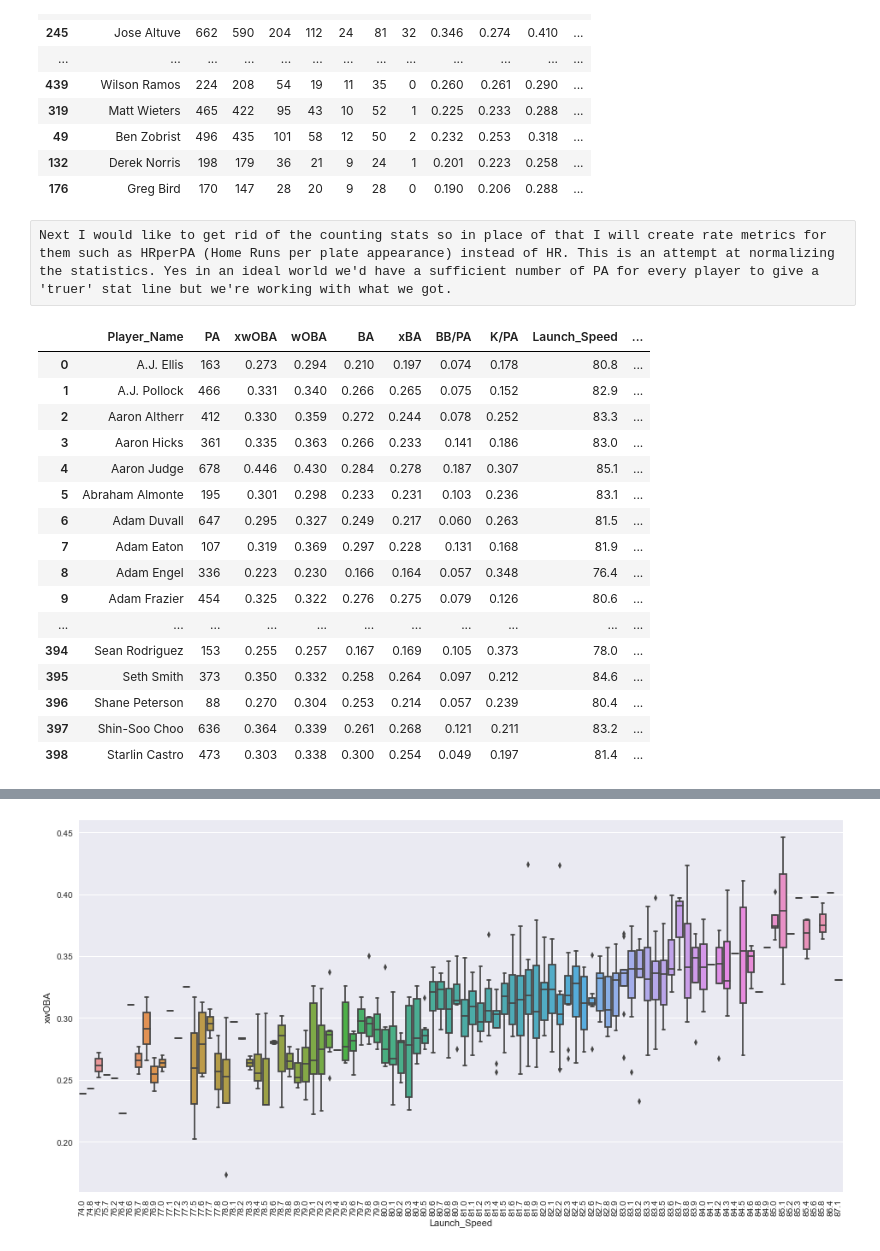
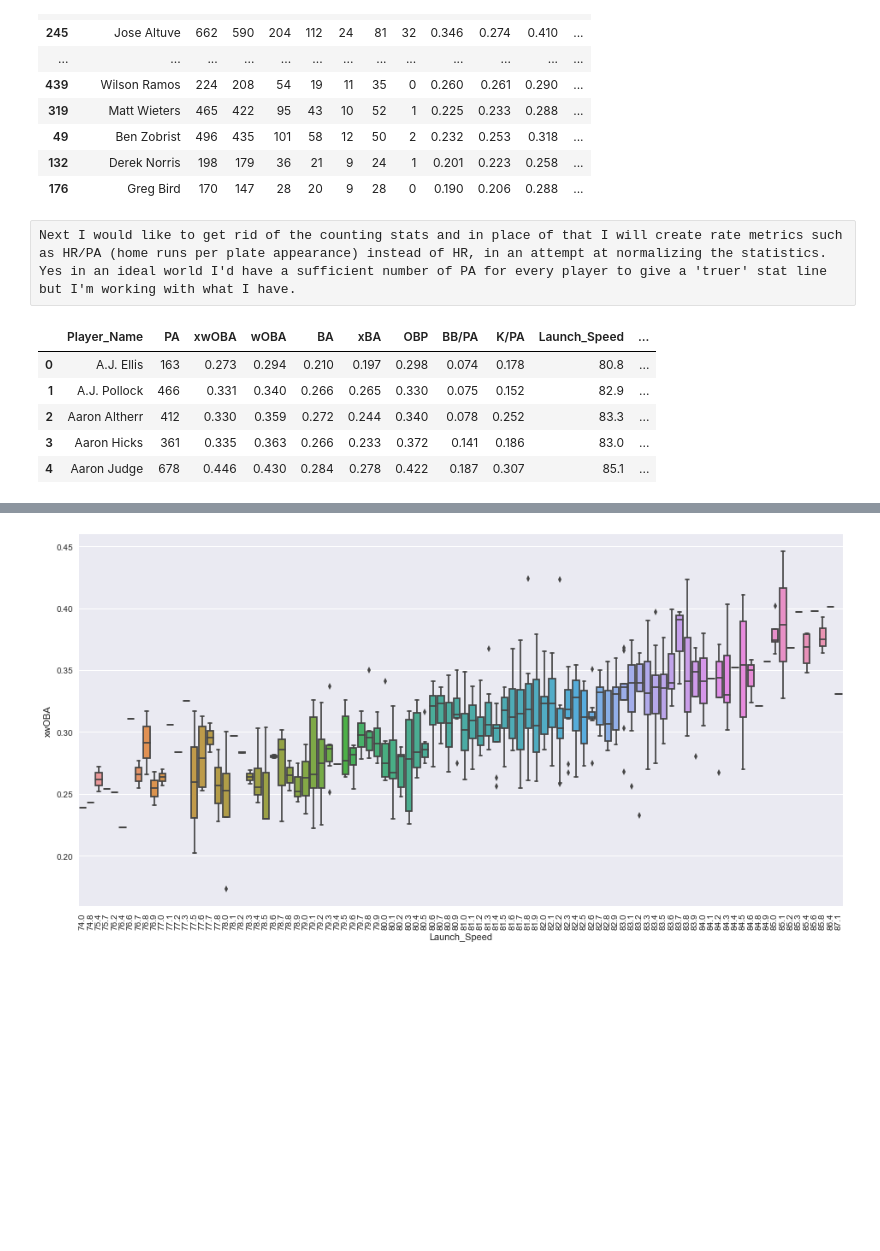
Before and after one commit to ayovito/FantasyBaseballProject, a Jupyter notebook: 2018 Fantasy Baseball Breakout Analysis - xwOBA.ipynb, the cells around one changed output, grey strips where cells are left out. Cells and saved outputs as stored; diff of their text form; code cells hidden in the pictures; blank space fills up the shorter version.

```diff
--- a/2018 Fantasy Baseball Breakout Analysis - xwOBA.ipynb
+++ b/2018 Fantasy Baseball Breakout Analysis - xwOBA.ipynb
@@ -82,7 +91,7 @@ merged_2017.sort_values(by='wOBA_diff', ascending=False)
 | 132 | Derek Norris | 198 | 179 | 36 | 21 | 9 | 24 | 1 | 0.201 | 0.223 | 0.258 | ... |
 | 176 | Greg Bird | 170 | 147 | 28 | 20 | 9 | 28 | 0 | 0.190 | 0.206 | 0.288 | ... |
 # %% [raw]
-Next I would like to get rid of the counting stats so in place of that I will create rate metrics for them such as HRperPA (Home Runs per plate appearance) instead of HR. This is an attempt at normalizing the statistics. Yes in an ideal world we'd have a sufficient number of PA for every player to give a 'truer' stat line but we're working with what we got.
+Next I would like to get rid of the counting stats and in place of that I will create rate metrics such as HR/PA (home runs per plate appearance) instead of HR, in an attempt at normalizing the statistics. Yes in an ideal world I'd have a sufficient number of PA for every player to give a 'truer' stat line but I'm working with what I have.
 # %%
 # creating new per PA percentage metrics
 merged_2015 ['HR/PA'] = merged_2015['HR'] /  merged_2015['PA']
@@ -110,35 +119,24 @@ merged_2017 ['Takes/PA'] = merged_2017['Takes'] /  merged_2017['PA']
 # taking out counting stats and creating datasets with just rate stats for deeper analysis, keep PA as a reference point
 # most interested in how xwOBA and wOBA correlate so putting them towards the front
 
-rate_stats_2015 = merged_2015.filter(['Player_Name', 'PA', 'xwOBA', 'wOBA', 'BA', 'xBA', 'BB/PA', 'K/PA', 'Launch_Speed',
+rate_stats_2015 = merged_2015.filter(['Player_Name', 'PA', 'xwOBA', 'wOBA', 'BA', 'xBA', 'OBP', 'BB/PA', 'K/PA', 'Launch_Speed',
                                       'Launch_Angle', 'BABIP', 'ISO', 'SLG',  'HR/PA', 'R/PA', 'RBI/PA', 'SB/PA',
                                       'Whiffs/PA', 'Swings/PA', 'Takes/PA'], axis=1)
-rate_stats_2016 = merged_2016.filter(['Player_Name', 'PA', 'xwOBA', 'wOBA', 'BA', 'xBA', 'BB/PA', 'K/PA', 'Launch_Speed',
+rate_stats_2016 = merged_2016.filter(['Player_Name', 'PA', 'xwOBA', 'wOBA', 'BA', 'xBA', 'OBP', 'BB/PA', 'K/PA', 'Launch_Speed',
                                       'Launch_Angle', 'BABIP', 'ISO', 'SLG',  'HR/PA', 'R/PA', 'RBI/PA', 'SB/PA',
                                       'Whiffs/PA', 'Swings/PA', 'Takes/PA'], axis=1)
-rate_stats_2017 = merged_2017.filter(['Player_Name', 'PA', 'xwOBA', 'wOBA', 'BA', 'xBA', 'BB/PA', 'K/PA', 'Launch_Speed',
+rate_stats_2017 = merged_2017.filter(['Player_Name', 'PA', 'xwOBA', 'wOBA', 'BA', 'xBA', 'OBP', 'BB/PA', 'K/PA', 'Launch_Speed',
                                       'Launch_Angle', 'BABIP', 'ISO', 'SLG',  'HR/PA', 'R/PA', 'RBI/PA', 'SB/PA',
                                       'Whiffs/PA', 'Swings/PA', 'Takes/PA'], axis=1)
 # %%
 # let's look at our new dataset for 2017
-rate_stats_2017
+rate_stats_2017.head()
 # %% [output]
-|  | Player_Name | PA | xwOBA | wOBA | BA | xBA | BB/PA | K/PA | Launch_Speed | ... |
-| 0 | A.J. Ellis | 163 | 0.273 | 0.294 | 0.210 | 0.197 | 0.074 | 0.178 | 80.8 | ... |
-| 1 | A.J. Pollock | 466 | 0.331 | 0.340 | 0.266 | 0.265 | 0.075 | 0.152 | 82.9 | ... |
-| 2 | Aaron Altherr | 412 | 0.330 | 0.359 | 0.272 | 0.244 | 0.078 | 0.252 | 83.3 | ... |
-| 3 | Aaron Hicks | 361 | 0.335 | 0.363 | 0.266 | 0.233 | 0.141 | 0.186 | 83.0 | ... |
-| 4 | Aaron Judge | 678 | 0.446 | 0.430 | 0.284 | 0.278 | 0.187 | 0.307 | 85.1 | ... |
-| 5 | Abraham Almonte | 195 | 0.301 | 0.298 | 0.233 | 0.231 | 0.103 | 0.236 | 83.1 | ... |
-| 6 | Adam Duvall | 647 | 0.295 | 0.327 | 0.249 | 0.217 | 0.060 | 0.263 | 81.5 | ... |
-| 7 | Adam Eaton | 107 | 0.319 | 0.369 | 0.297 | 0.228 | 0.131 | 0.168 | 81.9 | ... |
-| 8 | Adam Engel | 336 | 0.223 | 0.230 | 0.166 | 0.164 | 0.057 | 0.348 | 76.4 | ... |
-| 9 | Adam Frazier | 454 | 0.325 | 0.322 | 0.276 | 0.275 | 0.079 | 0.126 | 80.6 | ... |
-| ... | ... | ... | ... | ... | ... | ... | ... | ... | ... | ... |
-| 394 | Sean Rodriguez | 153 | 0.255 | 0.257 | 0.167 | 0.169 | 0.105 | 0.373 | 78.0 | ... |
-| 395 | Seth Smith | 373 | 0.350 | 0.332 | 0.258 | 0.264 | 0.097 | 0.212 | 84.6 | ... |
-| 396 | Shane Peterson | 88 | 0.270 | 0.304 | 0.253 | 0.214 | 0.057 | 0.239 | 80.4 | ... |
-| 397 | Shin-Soo Choo | 636 | 0.364 | 0.339 | 0.261 | 0.268 | 0.121 | 0.211 | 83.2 | ... |
-| 398 | Starlin Castro | 473 | 0.303 | 0.338 | 0.300 | 0.254 | 0.049 | 0.197 | 81.4 | ... |
+|  | Player_Name | PA | xwOBA | wOBA | BA | xBA | OBP | BB/PA | K/PA | Launch_Speed | ... |
+| 0 | A.J. Ellis | 163 | 0.273 | 0.294 | 0.210 | 0.197 | 0.298 | 0.074 | 0.178 | 80.8 | ... |
+| 1 | A.J. Pollock | 466 | 0.331 | 0.340 | 0.266 | 0.265 | 0.330 | 0.075 | 0.152 | 82.9 | ... |
+| 2 | Aaron Altherr | 412 | 0.330 | 0.359 | 0.272 | 0.244 | 0.340 | 0.078 | 0.252 | 83.3 | ... |
+| 3 | Aaron Hicks | 361 | 0.335 | 0.363 | 0.266 | 0.233 | 0.372 | 0.141 | 0.186 | 83.0 | ... |
+| 4 | Aaron Judge | 678 | 0.446 | 0.430 | 0.284 | 0.278 | 0.422 | 0.187 | 0.307 | 85.1 | ... |
 # %%
 # a look at correlation between all rate stats, sorted by xwOBA
```
Also changed, not shown: parts of 55 cells of this notebook.
